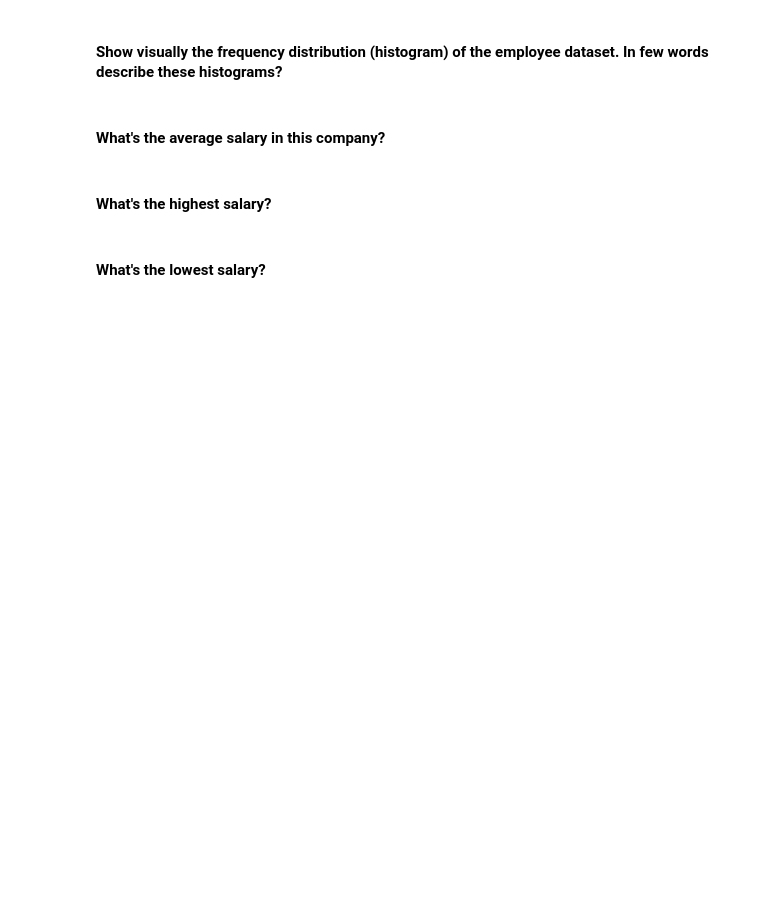
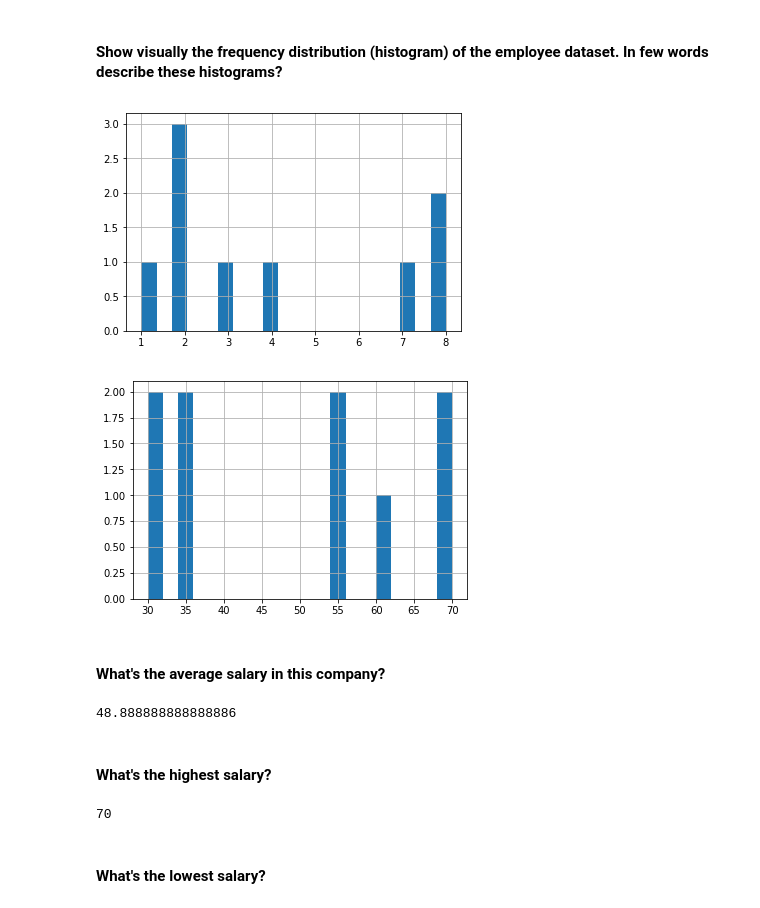
Before and after one commit to ta-datapt-bcn/lab-subsetting-and-descriptive-stats, a Jupyter notebook: your-code/main.ipynb, the cells around one changed output. Drawn from its saved outputs; the diff is of its cells as text; code cells hidden in the pictures; blank space fills up the shorter version.

```diff
--- a/your-code/main.ipynb
+++ b/your-code/main.ipynb
@@ -60,3 +117,5 @@
 #### Load the `employee.csv` file into a DataFrame. Call the dataframe `employee`
 # %%
 # your answer here
+employee = pd.read_csv('./employee.csv')
+print(employee)
@@ -71,11 +154,26 @@
+# %%
+# your answer here
+for col in employee._get_numeric_data():
+    fig, ax = plt.subplots()  # initiate an empty figure and axis matplotlib object
+    employee[col].hist(bins=20)
+#Estas dos variables no demuestran ninguna distribución
+# %% [output]
+[figure, added]
+[figure, added]
 # %% [markdown]
 #### What's the average salary in this company?
 # %%
 # your answer here
+employee.Salary.agg('mean')
+# %% [output]
+48.888888888888886
 # %% [markdown]
 #### What's the highest salary?
 # %%
 # your answer here
+employee.Salary.agg('max')
+# %% [output]
+70
 # %% [markdown]
 #### What's the lowest salary?
 # %%
```
Also changed, not shown: parts of 61 cells of this notebook.
